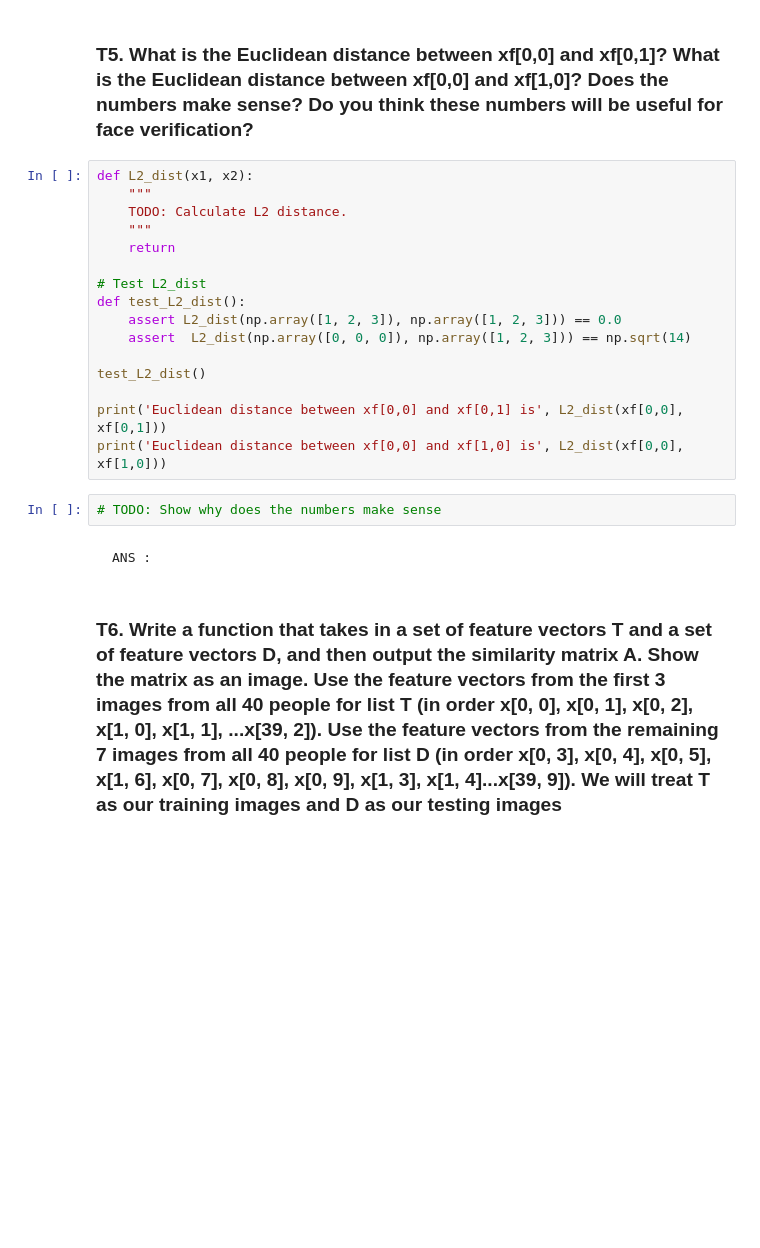
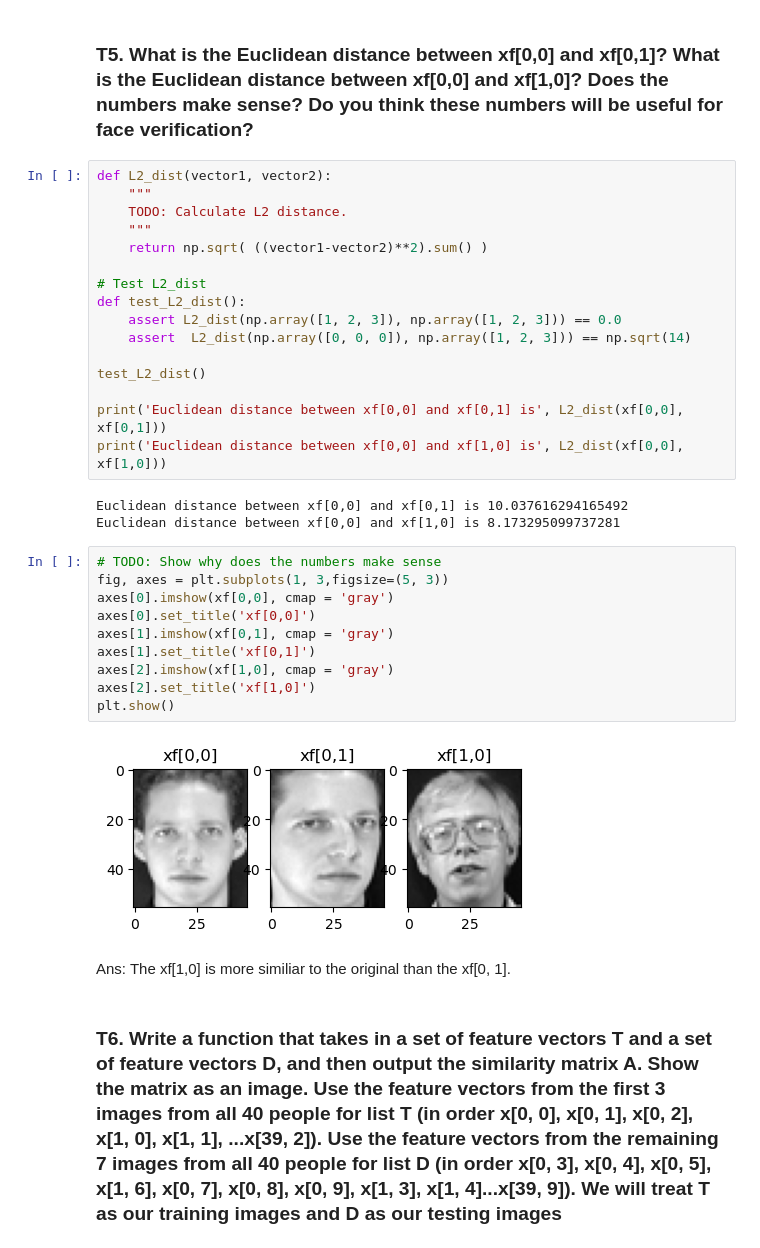
Before and after one commit to Mysterioucz/2110573-Pattern-Recognition, a Jupyter notebook: assignment/hw3/HW3_Fisherfaces(student) copy.ipynb, the cells around one changed output. Saved outputs shown, nothing was run; the diff lists cells and outputs as text; blank space fills up the shorter version.

```diff
--- a/assignment/hw3/HW3_Fisherfaces(student) copy.ipynb
+++ b/assignment/hw3/HW3_Fisherfaces(student) copy.ipynb
@@ -204,11 +254,11 @@ plt.show()
 # %% [markdown]
 ### T5. What is the Euclidean distance between xf[0,0] and xf[0,1]? What is the Euclidean distance between xf[0,0] and xf[1,0]? Does the numbers make sense? Do you think these numbers will be useful for face verification?
 # %%
-def L2_dist(x1, x2):
+def L2_dist(vector1, vector2):
     """
     TODO: Calculate L2 distance.
     """
-    return
+    return np.sqrt( ((vector1-vector2)**2).sum() )
 
 # Test L2_dist
 def test_L2_dist():
@@ -219,10 +269,23 @@ test_L2_dist()
 
 print('Euclidean distance between xf[0,0] and xf[0,1] is', L2_dist(xf[0,0], xf[0,1]))
 print('Euclidean distance between xf[0,0] and xf[1,0] is', L2_dist(xf[0,0], xf[1,0]))
+# %% [output]
+Euclidean distance between xf[0,0] and xf[0,1] is 10.037616294165492
+Euclidean distance between xf[0,0] and xf[1,0] is 8.173295099737281
-# %%
-# TODO: Show why does the numbers make sense
-# %% [markdown]
-    ANS :
+# %%
+# TODO: Show why does the numbers make sense
+fig, axes = plt.subplots(1, 3,figsize=(5, 3))
+axes[0].imshow(xf[0,0], cmap = 'gray')
+axes[0].set_title('xf[0,0]')
+axes[1].imshow(xf[0,1], cmap = 'gray')
+axes[1].set_title('xf[0,1]')
+axes[2].imshow(xf[1,0], cmap = 'gray')
+axes[2].set_title('xf[1,0]')
+plt.show()
+# %% [output]
+[figure, added]
+# %% [markdown]
+Ans: The xf[1,0] is more similiar to the original than the xf[0, 1].
 # %% [markdown]
 ### T6. Write a function that takes in a set of feature vectors T and a set of feature vectors D, and then output the similarity matrix A. Show the matrix as an image. Use the feature vectors from the first 3 images from all 40 people for list T (in order x[0, 0], x[0, 1], x[0, 2], x[1, 0], x[1, 1], ...x[39, 2]). Use the feature vectors from the remaining 7 images from all 40 people for list D (in order x[0, 3], x[0, 4], x[0, 5], x[1, 6], x[0, 7], x[0, 8], x[0, 9], x[1, 3], x[1, 4]...x[39, 9]). We will treat T as our training images and D as our testing images
 # %%
```
Also changed, not shown: parts of 85 cells of this notebook, 6 other files.
